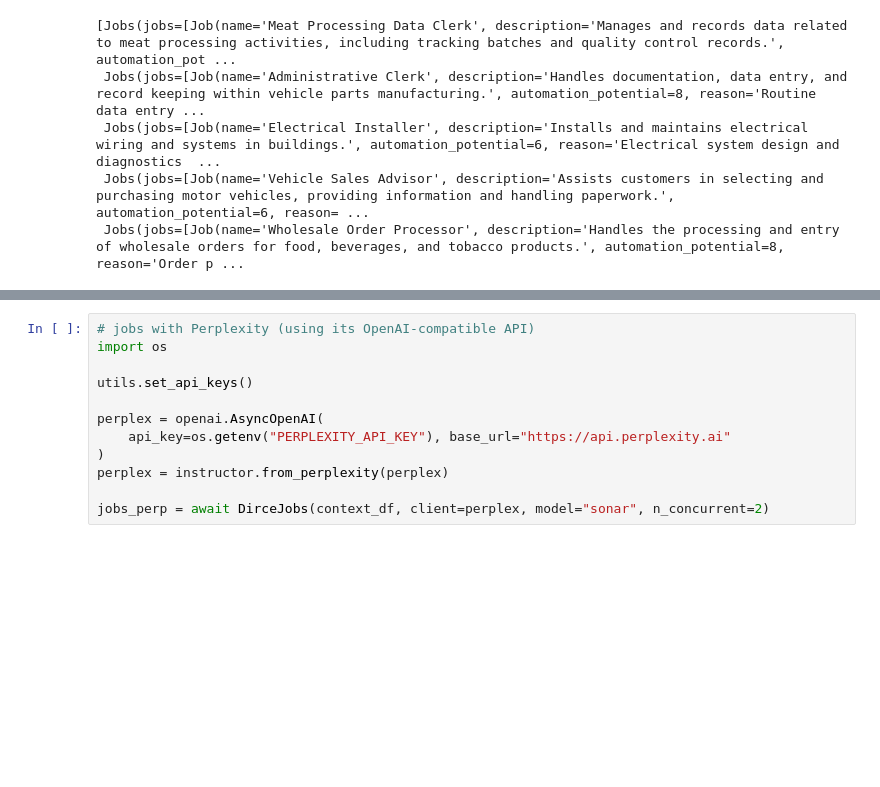
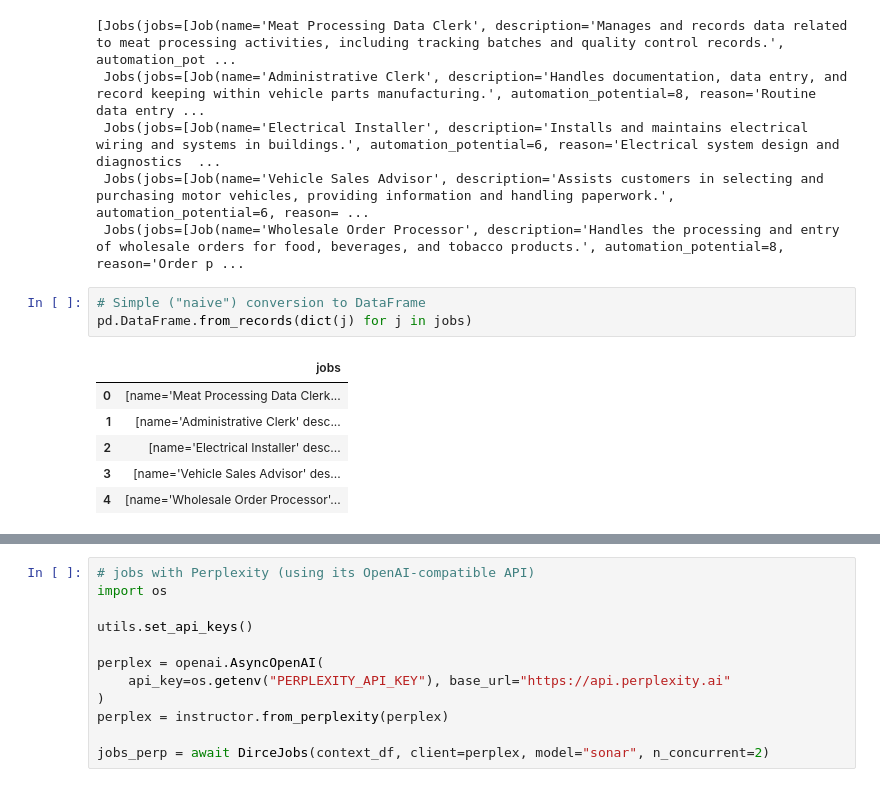
Before and after one commit to graphext/cuery, a Jupyter notebook: notebooks/examples.ipynb, the cells around one changed output, grey strips where cells are left out. Drawn from its saved outputs; the diff is of its cells as text; blank space fills up the shorter version.

```diff
--- a/notebooks/examples.ipynb
+++ b/notebooks/examples.ipynb
@@ -74,4 +74,14 @@ jobs
  Jobs(jobs=[Job(name='Electrical Installer', description='Installs and maintains electrical wiring and systems in buildings.', automation_potential=6, reason='Electrical system design and diagnostics  ...
  Jobs(jobs=[Job(name='Vehicle Sales Advisor', description='Assists customers in selecting and purchasing motor vehicles, providing information and handling paperwork.', automation_potential=6, reason= ...
  Jobs(jobs=[Job(name='Wholesale Order Processor', description='Handles the processing and entry of wholesale orders for food, beverages, and tobacco products.', automation_potential=8, reason='Order p ...
+# %%
+# Simple ("naive") conversion to DataFrame
+pd.DataFrame.from_records(dict(j) for j in jobs)
+# %% [output]
+|  | jobs |
+| 0 | [name='Meat Processing Data Clerk... |
+| 1 | [name='Administrative Clerk' desc... |
+| 2 | [name='Electrical Installer' desc... |
+| 3 | [name='Vehicle Sales Advisor' des... |
+| 4 | [name='Wholesale Order Processor'... |
 # %%
```
Also changed, not shown: parts of 2 cells of this notebook, 1 other file.
